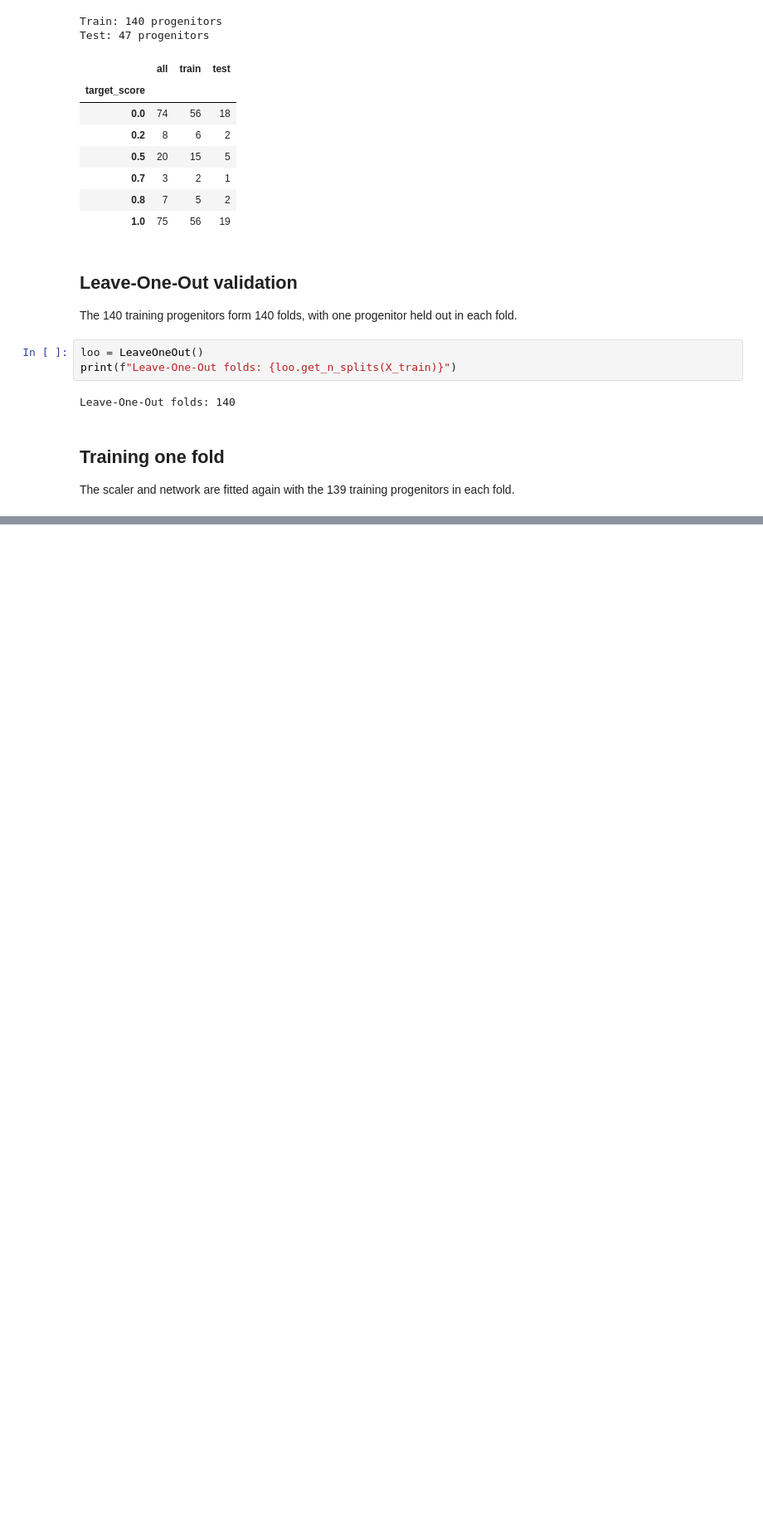
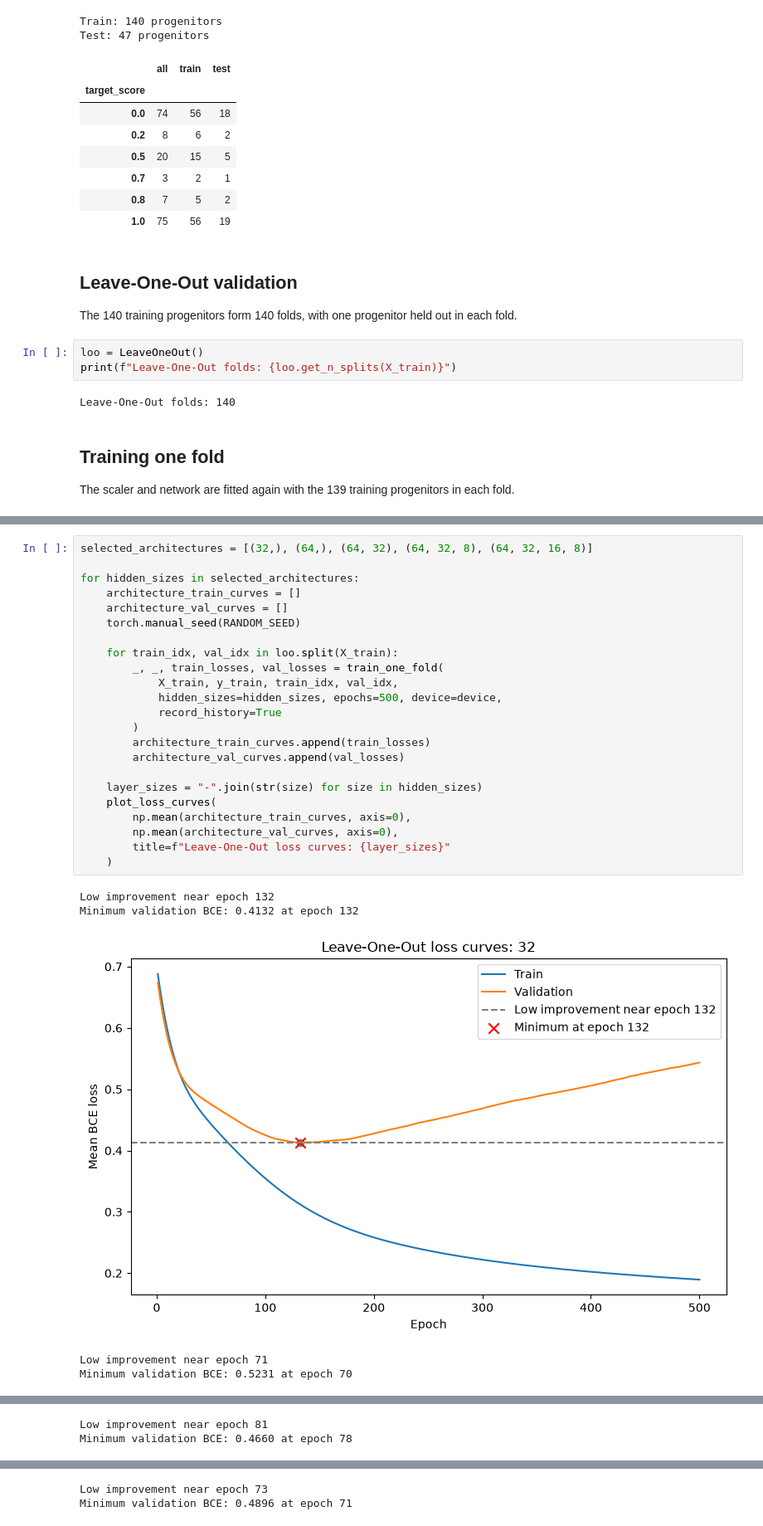
Before and after one commit to FedeMoroni/stellar-collapse-classification, a Jupyter notebook: notebooks/03_supervised_learning.ipynb, the cells around one changed output, grey strips where cells are left out. Shown at 83% size. Saved outputs shown, nothing was run; the diff lists cells and outputs as text; blank space fills up the shorter version.

```diff
--- a/notebooks/03_supervised_learning.ipynb
+++ b/notebooks/03_supervised_learning.ipynb
@@ -202,0 +223,29 @@ def plot_loss_curves(train_losses, val_losses):
+# %%
+selected_architectures = [(32,), (64,), (64, 32), (64, 32, 8), (64, 32, 16, 8)]
+
+for hidden_sizes in selected_architectures:
+    architecture_train_curves = []
+    architecture_val_curves = []
+    torch.manual_seed(RANDOM_SEED)
+
+    for train_idx, val_idx in loo.split(X_train):
+        _, _, train_losses, val_losses = train_one_fold(
+            X_train, y_train, train_idx, val_idx,
+            hidden_sizes=hidden_sizes, epochs=500, device=device,
+            record_history=True
+        )
+        architecture_train_curves.append(train_losses)
+        architecture_val_curves.append(val_losses)
+
+    layer_sizes = "-".join(str(size) for size in hidden_sizes)
+    plot_loss_curves(
+        np.mean(architecture_train_curves, axis=0),
+        np.mean(architecture_val_curves, axis=0),
+        title=f"Leave-One-Out loss curves: {layer_sizes}"
+    )
+# %% [output]
+Low improvement near epoch 132
+Minimum validation BCE: 0.4132 at epoch 132
+[figure, added]
+Low improvement near epoch 71
+Minimum validation BCE: 0.5231 at epoch 70
@@ -202,0 +253,2 @@ def plot_loss_curves(train_losses, val_losses):
+Low improvement near epoch 81
+Minimum validation BCE: 0.4660 at epoch 78
@@ -202,0 +256,2 @@ def plot_loss_curves(train_losses, val_losses):
+Low improvement near epoch 73
+Minimum validation BCE: 0.4896 at epoch 71
```
Also changed, not shown: parts of 24 cells of this notebook, 11 other files.
